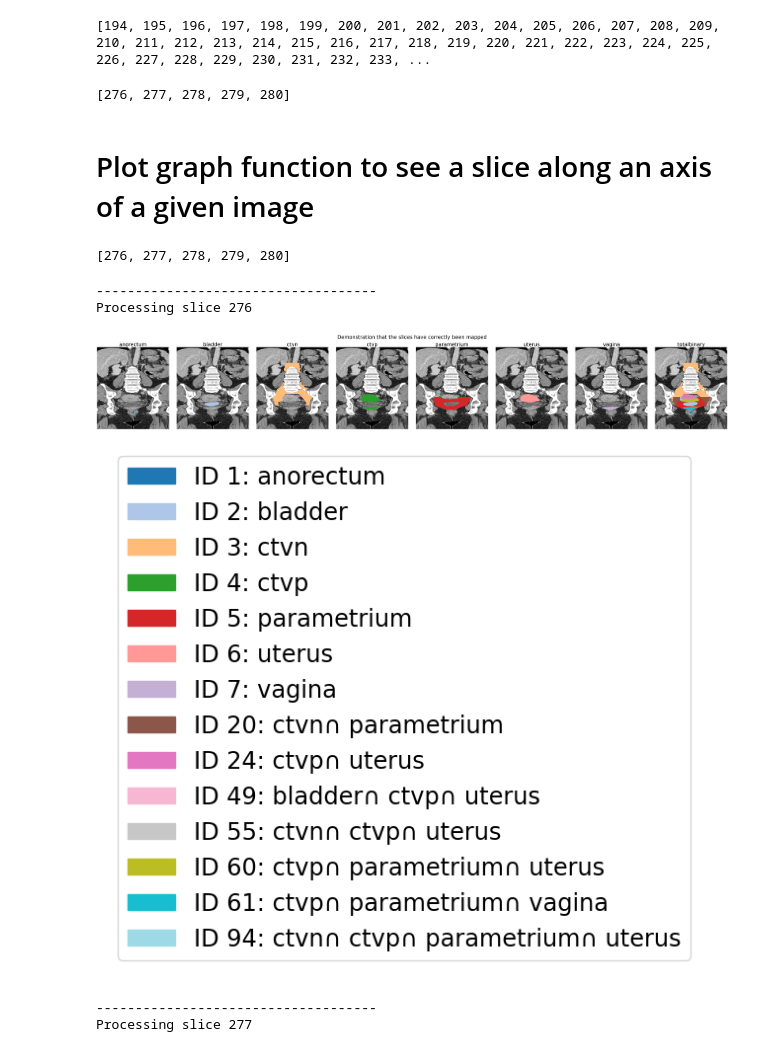
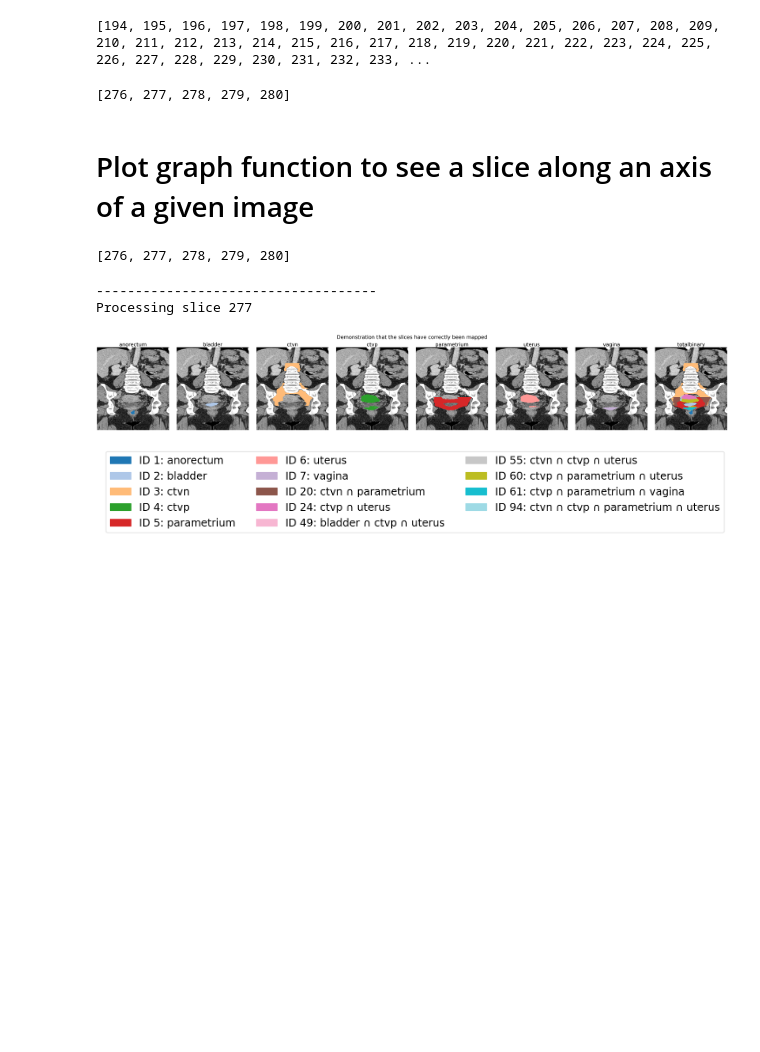
Before and after one commit to avzh1/radiotherapy, a Jupyter notebook: research/source/code/nnUNet/3_gt_engineering/0.1_check_if_worked.ipynb, the cells around one changed output. Saved outputs shown, nothing was run; the diff lists cells and outputs as text; code cells hidden in the pictures; blank space fills up the shorter version.

```diff
--- a/research/source/code/nnUNet/3_gt_engineering/0.1_check_if_worked.ipynb
+++ b/research/source/code/nnUNet/3_gt_engineering/0.1_check_if_worked.ipynb
@@ -228,7 +228,7 @@ def plot_image(slice_num, box_padding = 50):
 
     # Create legend handles and labels
     legend_handles = [Patch(color=colors[sid], label=f'ID {sid}: {" ∩ ".join(reverse_lookup_id(sid))}') for sid in segmentation_ids]
-    legend_ax.legend(handles=legend_handles, loc='lower left', fontsize='xx-large', ncol=1)
+    legend_ax.legend(handles=legend_handles, loc='lower left', fontsize='xx-large', ncol=3)
 
     plt.show()
 # %%
@@ -236,14 +236,12 @@ print(candidate_slices)
 # %% [output]
 [276, 277, 278, 279, 280]
 # %%
-for slice_num in candidate_slices: # [265]: # candidate_slices:
+for slice_num in [277]: # candidate_slices: # [265]: # candidate_slices:
     print('------------------------------------')
     print(f'Processing slice {slice_num}')
     plot_image(slice_num, box_padding=50)
 # %% [output]
 ------------------------------------
-Processing slice 276
+Processing slice 277
 [figure]
-[figure, old version]
+[figure, new version]
-------------------------------------
-Processing slice 277
```
Also changed, not shown: 6 other files.
